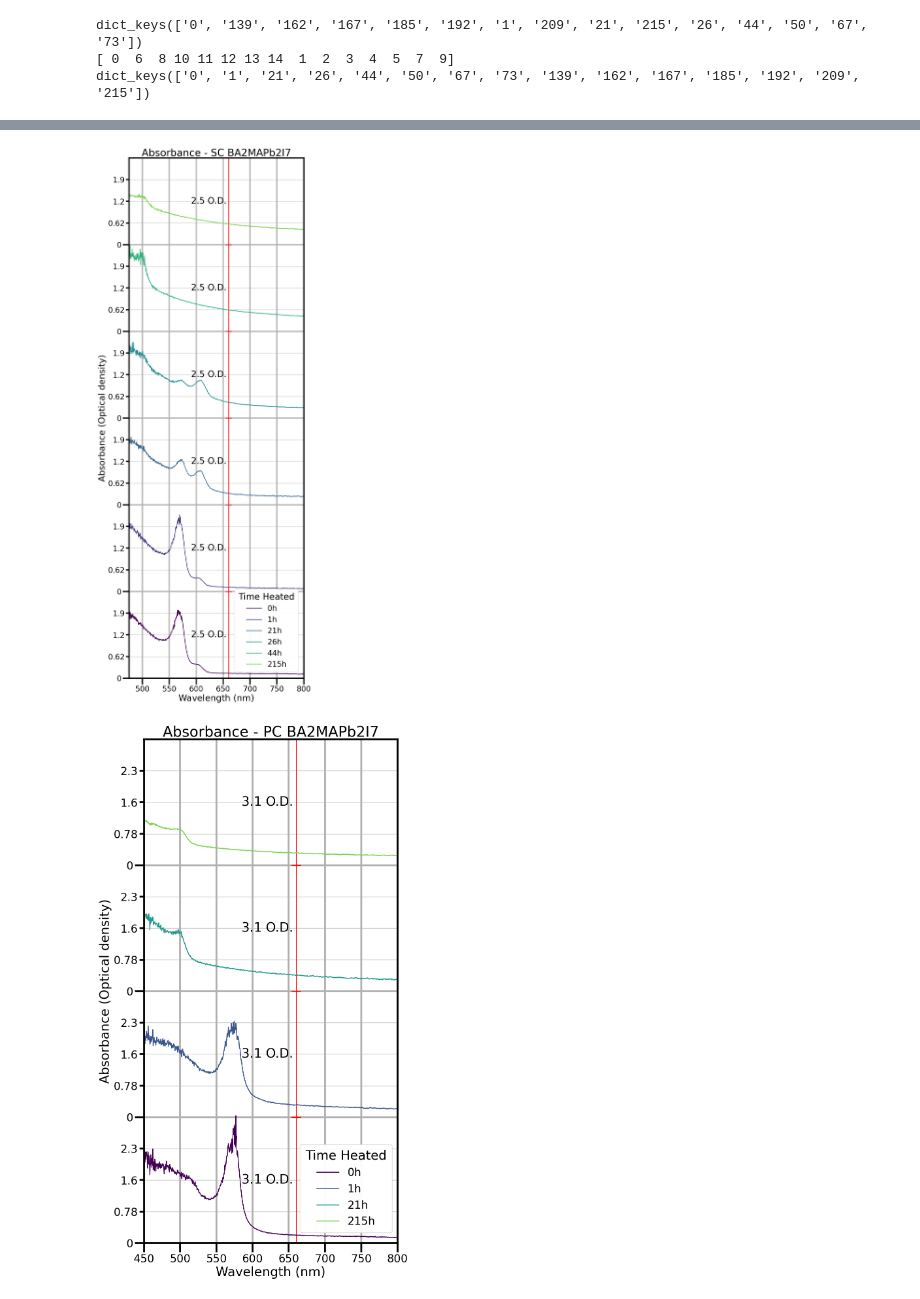
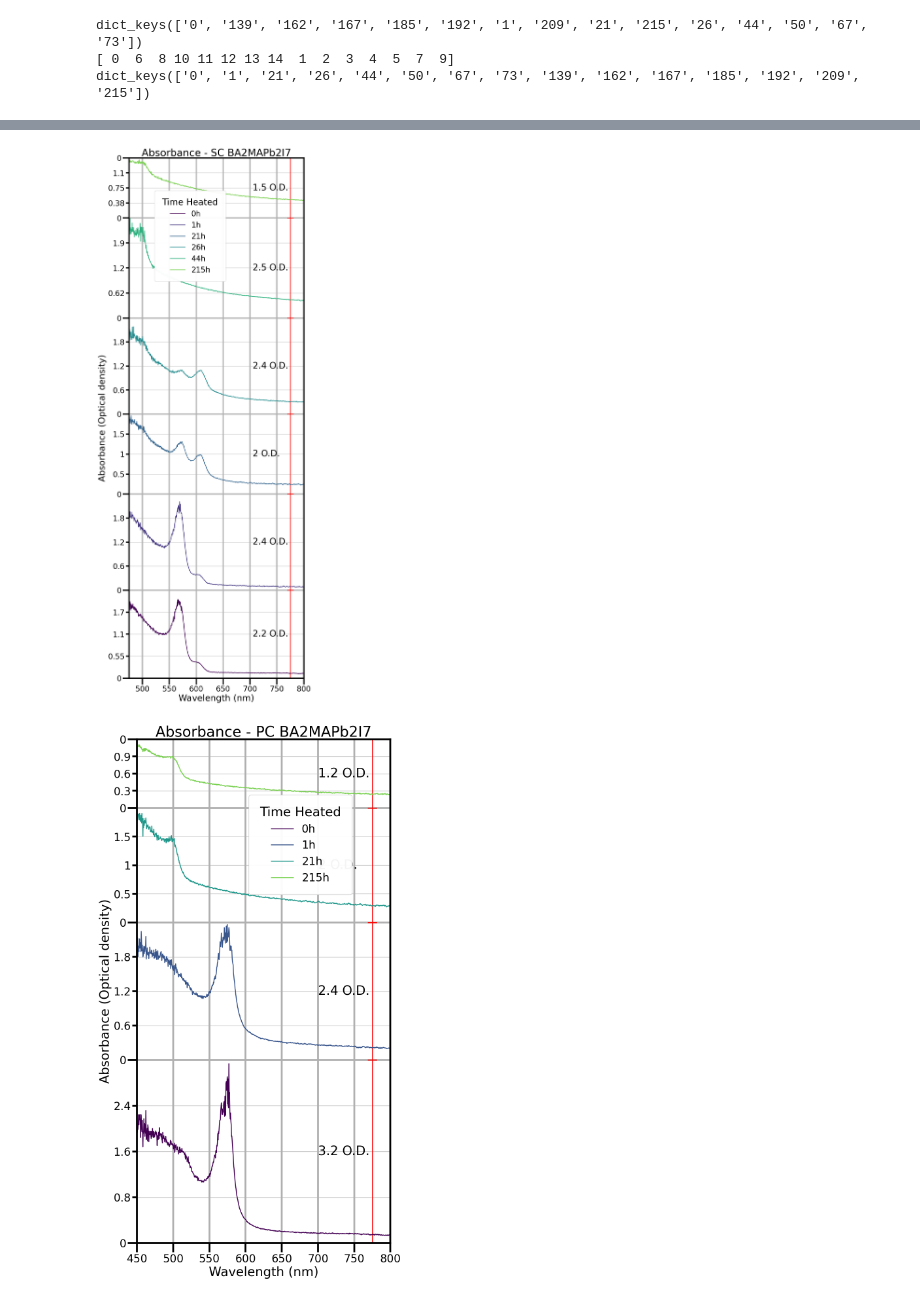
Before and after one commit to Phb22rr/4th-year-project, a Jupyter notebook: Plots.ipynb, the cells around one changed output, grey strips where cells are left out. Saved outputs shown, nothing was run; the diff lists cells and outputs as text; code cells hidden in the pictures.

```diff
--- a/Plots.ipynb
+++ b/Plots.ipynb
@@ -251,29 +230,29 @@ line_width = 4
 for i in [3, 4, 5]:
     # define y_jump per material
     if i == 3:
-        y_jump = 100
+        y_jump = [90, 90, 75, 75]
     elif i == 4:
-        y_jump = 100
+        y_jump = [80, 90, 70, 60, 38, 40]
     elif i == 5:
-        y_jump = 100
+        y_jump = [75, 75, 60, 60]
 
     fig, ax = text_and_plot_stuff(figsize=(10,20), line_width=4, font_size=28)
 
     # set major and minor y-ticks using y_jump
     if i == 3 or i == 5:
-        set_y_ticks(ax, y_jump, levels=4)
+        set_y_ticks(ax, y_jump)
     elif i == 4:
-        set_y_ticks(ax, y_jump, levels=6)
+        set_y_ticks(ax, y_jump)
 
     ax.set_xticks([350, 450, 550, 650, 750], minor=True)
 
     # scale bar using y_jump
     if i == 3:
-        add_scale_bars_trans(ax, x_pos=725, y_jump=y_jump, levels=4, color="red", line_width=4, x_displace=10)
+        add_scale_bars(ax, x_pos=725, y_jumps=y_jump, unit="%", x_displace=5)
     elif i == 4:
-        add_scale_bars_trans(ax, x_pos=475, y_jump=y_jump, levels=6, color="red", line_width=4, x_displace=10)
+        add_scale_bars(ax, x_pos=475, y_jumps=y_jump, unit="%", x_displace=5)
     elif i == 5:
-        add_scale_bars_trans(ax, x_pos=475, y_jump=y_jump, levels=4, color="red", line_width=4, x_displace=10)
+        add_scale_bars(ax, x_pos=465, y_jumps=y_jump, unit="%", x_displace=5)
 
     #if we want to disclude any graphs:
     times_indexs_not_to_plot = [3, 4, 5, 6, 7, 8, 9, 10, 11,12, 13]
@@ -297,7 +276,7 @@ for i in [3, 4, 5]:
             transmissionPlot(wavelength, incident, SC_BA2MAPb2I7_background, colour_index, key, y_value_to_start)
         elif i == 5:
             transmissionPlot(wavelength, incident, PC_BA2MAPb2I7_background, colour_index, key, y_value_to_start)
-        y_value_to_start += y_jump
+        y_value_to_start += y_jump[nth_plot - 1]
 
     plt.ylim(0, y_value_to_start)
     plt.xlim(450, 800)
@@ -333,19 +312,19 @@ y_jump = 2.25
 
 for i in [3, 4, 5]:
     if i == 3:
-        y_jump = 2.25
+        y_jump = [2, 1.7, 0.62, 0.6]
     elif i == 4:
-        y_jump = 2.5
+        y_jump = [2.2, 2.4, 2, 2.4, 2.5, 1.5]
     elif i == 5:
-        y_jump = 3.1
+        y_jump = [3.2, 2.4, 2, 1.2]
 
     fig, ax = text_and_plot_stuff(figsize=(10,20), line_width=4, font_size=28)
 
     # set major and minor y-ticks using y_jump
     if i == 3 or i == 5:
-        set_y_ticks(ax, y_jump, levels=4)
+        set_y_ticks(ax, y_jump)
     elif i == 4:
-        set_y_ticks(ax, y_jump, levels=6)
+        set_y_ticks(ax, y_jump)
 
     #ax.yaxis.set_major_locator(MultipleLocator(100))
     #ax.xaxis.set_major_locator(MultipleLocator(100))
@@ -354,11 +333,11 @@ for i in [3, 4, 5]:
     #scale bar
     # scale bar using y_jump
     if i == 3:
-        add_scale_bars_abs(ax, x_pos=660, y_jump=y_jump, levels=4, color="red", line_width=4, x_displace=-85)
+        add_scale_bars(ax, x_pos=775, y_jumps=y_jump, unit="O.D.", x_displace=-85)
     elif i == 4:
-        add_scale_bars_abs(ax, x_pos=660, y_jump=y_jump, levels=6, color="red", line_width=4, x_displace=-70)
+        add_scale_bars(ax, x_pos=775, y_jumps=y_jump, unit="O.D.", x_displace=-70)
     elif i == 5:
-        add_scale_bars_abs(ax, x_pos=660, y_jump=y_jump, levels=4, color="red", line_width=4, x_displace=-75)
+        add_scale_bars(ax, x_pos=775, y_jumps=y_jump, unit="O.D.", x_displace=-75)
 
     #if we want to disclude any graphs:
     times_indexs_not_to_plot = [3, 4, 5, 6, 7, 8, 9, 10, 11,12, 13]
@@ -391,7 +370,7 @@ for i in [3, 4, 5]:
         if i == 5:
             absorbancePlot(wavelength, incident, PC_BA2MAPb2I7_background, colour_index, key, y_value_to_start)
 
-        y_value_to_start = y_value_to_start + y_jump
+        y_value_to_start += y_jump[nth_plot - 1]
     if i == 3:
         plt.ylim(0, y_value_to_start)#-25)
     elif i == 4:
@@ -418,10 +397,12 @@ for i in [3, 4, 5]:
     #this si the stuff ot make the doubel legend box
     handles, labels, order = legend_setup()
 
-    if i == 3 or i == 5:
-        Plot_legend = plt.legend(np.array(handles)[order], np.array(labels)[order], loc="lower right", title="Time Heated", borderpad=0.5, bbox_to_anchor=(1, 0.01))
-    else:
-        Plot_legend = plt.legend(np.array(handles)[order], np.array(labels)[order], loc="lower right", title="Time Heated", borderpad=0.5, bbox_to_anchor=(0.99, 0.0045))
+    if i == 3:
+        Plot_legend = plt.legend(np.array(handles)[order], np.array(labels)[order], loc="best", title="Time Heated", borderpad=1, bbox_to_anchor=(0.2, 0.5))
+    if i == 4:
+        Plot_legend = plt.legend(np.array(handles)[order], np.array(labels)[order], loc="best", title="Time Heated", borderpad=1, bbox_to_anchor=(0.35, 0.85))
+    if i == 5:
+        Plot_legend = plt.legend(np.array(handles)[order], np.array(labels)[order], loc="best", title="Time Heated", borderpad=1, bbox_to_anchor=(0.42, 0.9))
 
     plt.gca().add_artist(Plot_legend)
 
@@ -436,5 +417,5 @@ for i in [3, 4, 5]:
-[figure, old version]
+[figure, new version]
-[figure, old version]
+[figure, new version]
 # %%
 #for a graph of all absorbtion coefficients for all times for a particular material.
 line_width = 4
```
Also changed, not shown: parts of 4 cells of this notebook.
